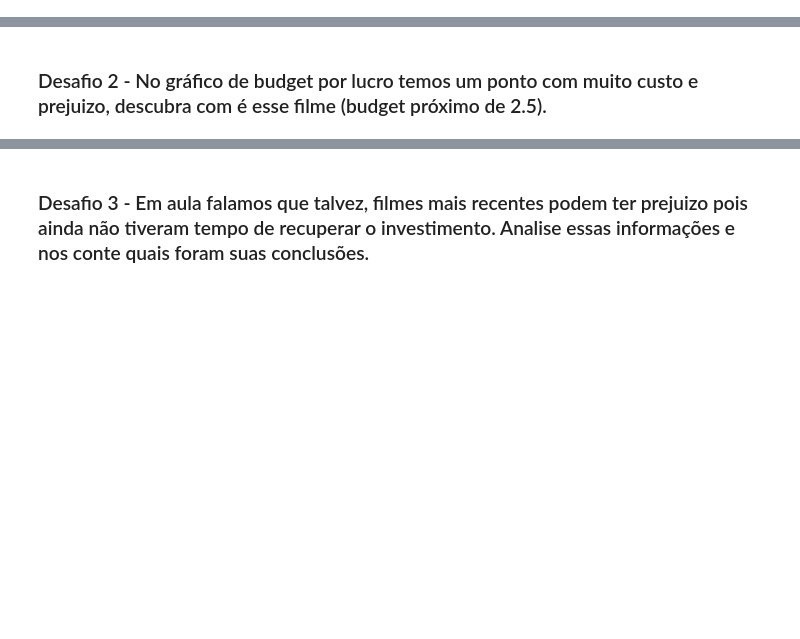
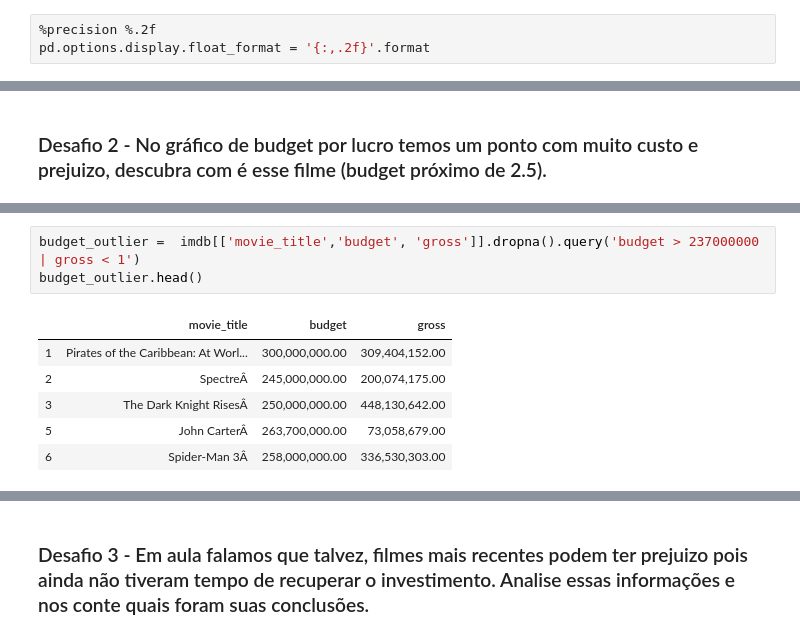
Before and after one commit to mtalaisys/quarentenadados, a Jupyter notebook: QuarentenaDados - Aula 3.ipynb, the cells around one changed output, grey strips where cells are left out. Cells and saved outputs as stored; diff of their text form; blank space fills up the shorter version.

```diff
--- a/QuarentenaDados - Aula 3.ipynb
+++ b/QuarentenaDados - Aula 3.ipynb
@@ -16,6 +16,9 @@ imdb.head()
 | 3 | Color | Christopher Nolan | 813.0 | 164.0 | 22000.0 | 23000.0 | ... |
 | 4 | NaN | Doug Walker | NaN | NaN | 131.0 | NaN | ... |
 5 rows × 28 columns
+# %%
+%precision %.2f
+pd.options.display.float_format = '{:,.2f}'.format
 # %%
 #Analisando a coluna color
 imdb["color"].unique()
@@ -309,0 +344,10 @@ imdb_usa[["gross", "budget", "lucro", "title_year"]].corr()
+# %%
+budget_outlier =  imdb[['movie_title','budget', 'gross']].dropna().query('budget > 237000000 | gross < 1')
+budget_outlier.head()
+# %% [output]
+|  | movie_title | budget | gross |
+| 1 | Pirates of the Caribbean: At Worl... | 300,000,000.00 | 309,404,152.00 |
+| 2 | SpectreÂ | 245,000,000.00 | 200,074,175.00 |
+| 3 | The Dark Knight RisesÂ | 250,000,000.00 | 448,130,642.00 |
+| 5 | John CarterÂ | 263,700,000.00 | 73,058,679.00 |
+| 6 | Spider-Man 3Â | 258,000,000.00 | 336,530,303.00 |
```
Also changed, not shown: parts of 5 cells of this notebook, 1 other file.
